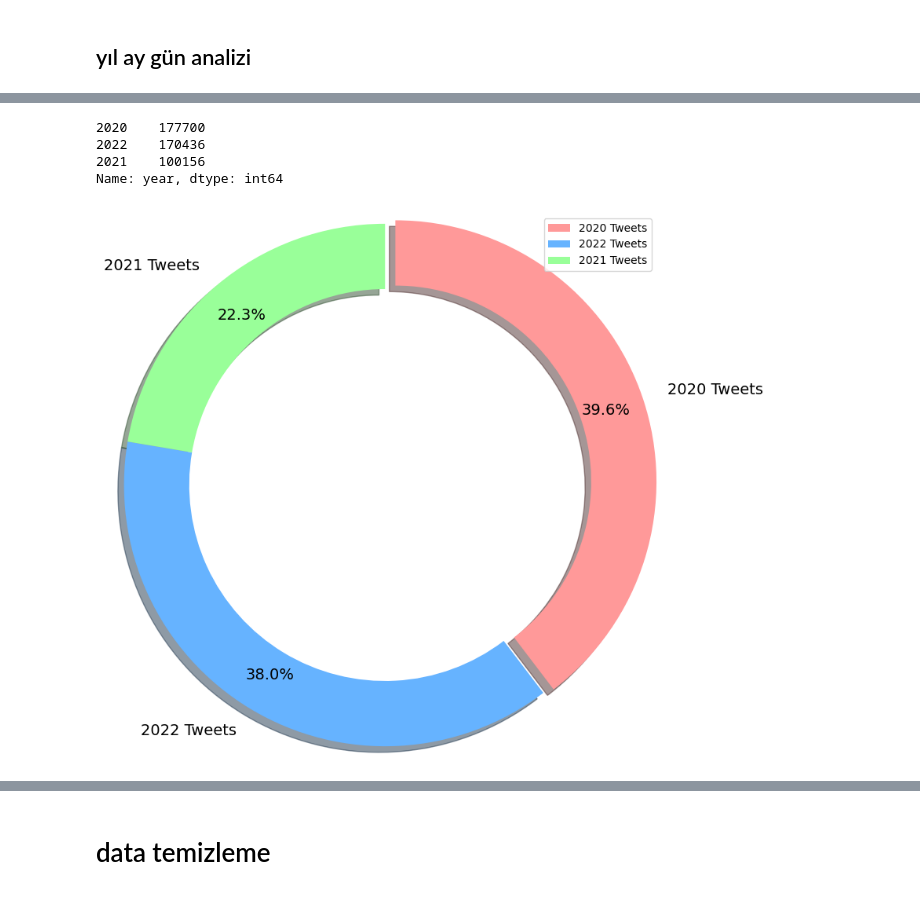
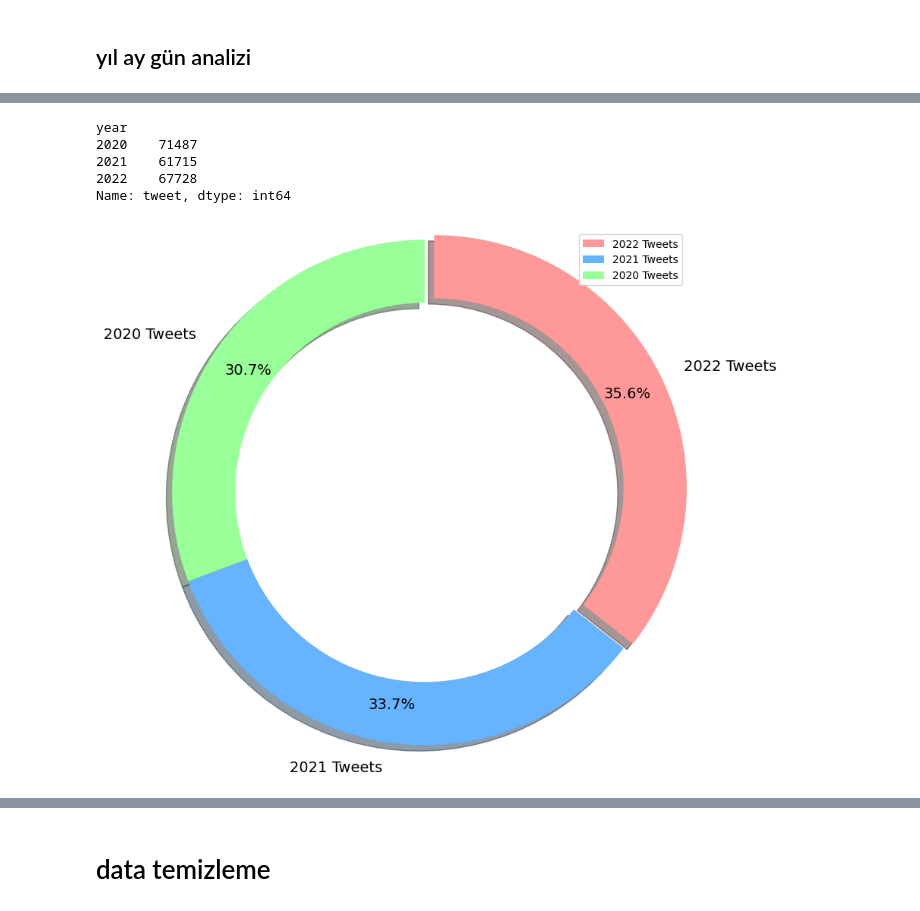
Before and after one commit to bunyaminkeles/tweet_analysis, a Jupyter notebook: analiz-1.ipynb, the cells around one changed output, grey strips where cells are left out. Cells and saved outputs as stored; diff of their text form; code cells hidden in the pictures.

```diff
--- a/analiz-1.ipynb
+++ b/analiz-1.ipynb
@@ -46,0 +24,2 @@ data = pd.concat([covid_baby, covid_baby2020, covid_birth, covid_birth2020, covi
+# %%
+data = pd.read_csv('/home/benjamin/Masaüstü/DS/tweet_analysis/PatientSafety/patient_safety2.csv', encoding='utf-8')
@@ -68,5 +83,5 @@ data.shape
 # %%
-columns_to_drop = ['verified','Coordinates','In_reply_To','Language','Conversation_Id','Place']
+columns_to_drop = ['Coordinates','Language', 'Place']
 df = data.drop(columns_to_drop, axis=1)
 df.columns = df.columns.str.lower()
 # %%
@@ -115,17 +130,20 @@ df.head()
 # %%
-df['year'].value_counts()
+df = df[df.year >= 2020]
-# %% [output]
-2020    177700
-2022    170436
-2021    100156
-Name: year, dtype: int64
+# %%
+df.groupby('year').count()['tweet']
+# %% [output]
+year
+2020    71487
+2021    61715
+2022    67728
+Name: tweet, dtype: int64
 # %%
 # Datada yer alan tweetlerin yıllara göre dağılımı
 plt.figure(figsize=(9,9))
-plt.pie(df.year.value_counts(), labels=['2020 Tweets', '2022 Tweets', '2021 Tweets'], autopct='%1.1f%%', colors=['#ff9999','#66b3ff','#99ff99'],\
+plt.pie(df.year.value_counts(), labels=['2022 Tweets', '2021 Tweets', '2020 Tweets'], autopct='%1.1f%%', colors=['#ff9999','#66b3ff','#99ff99'],\
  startangle=90, textprops={'fontsize': 14}, wedgeprops=dict(width=0.3), explode=(0.05,0,0), shadow=True, pctdistance=0.85,\
     labeldistance=1.1, radius=1.2, counterclock=False, center=(0,0), frame=False)
 plt.legend(loc='upper right')
 plt.show()
 # %% [output]
-[figure, old version]
+[figure, new version]
```
Also changed, not shown: parts of 36 cells of this notebook, 2 other files.
